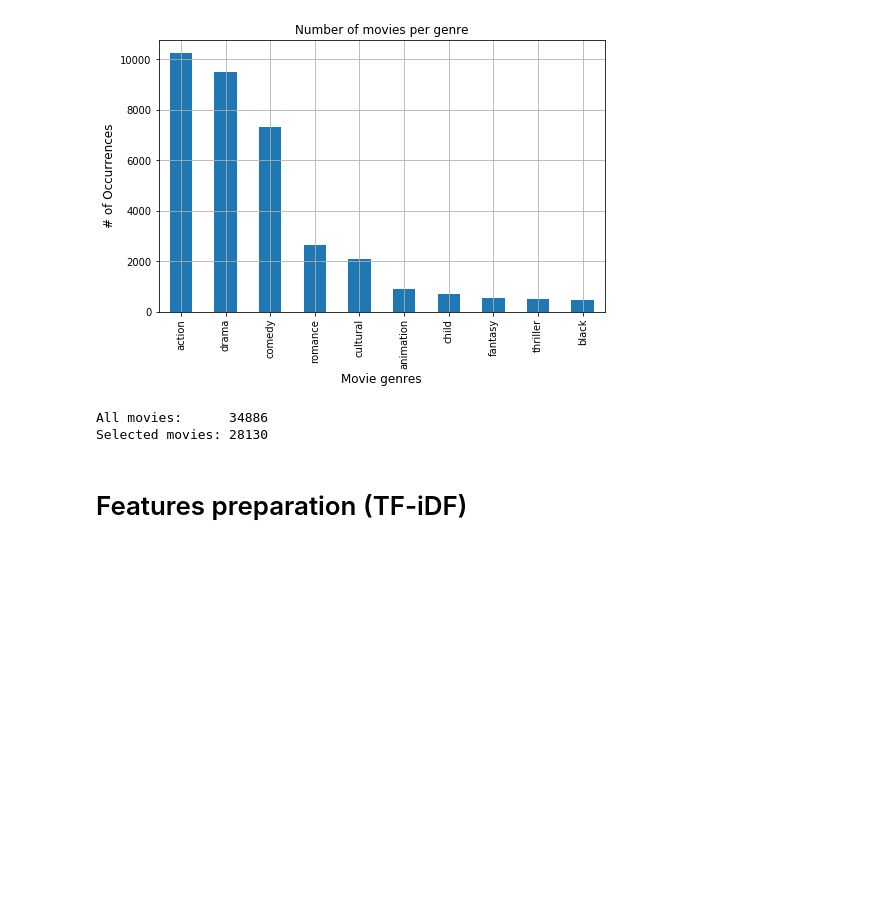
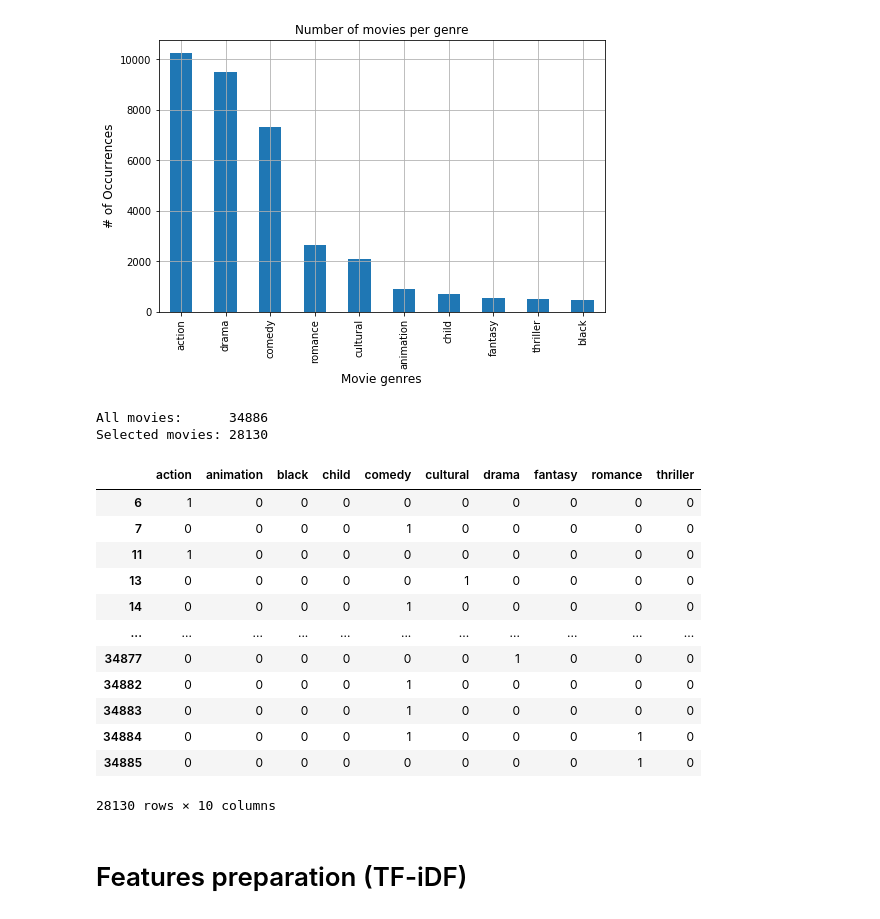
Before and after one commit to maximecharriere/movie-chatbot, a Jupyter notebook: MoviesClassifier/movie-classifier.ipynb, the cells around one changed output. Cells and saved outputs as stored; diff of their text form; code cells hidden in the pictures; blank space fills up the shorter version.

```diff
--- a/MoviesClassifier/movie-classifier.ipynb
+++ b/MoviesClassifier/movie-classifier.ipynb
@@ -295,3 +286,23 @@ if IN_COLAB:
+# %%
+# Creat the output layer with all categories
+categoriesVector = selectedMovies.MainGenre.apply(lambda x: '-'.join(x)).str.get_dummies(sep='-')
+selectedMovies = pd.concat([selectedMovies, categoriesVector], axis=1)
+
+categoriesVector
+# %% [output]
+|  | action | animation | black | child | comedy | cultural | drama | fantasy | romance | thriller |
+| 6 | 1 | 0 | 0 | 0 | 0 | 0 | 0 | 0 | 0 | 0 |
+| 7 | 0 | 0 | 0 | 0 | 1 | 0 | 0 | 0 | 0 | 0 |
+| 11 | 1 | 0 | 0 | 0 | 0 | 0 | 0 | 0 | 0 | 0 |
+| 13 | 0 | 0 | 0 | 0 | 0 | 1 | 0 | 0 | 0 | 0 |
+| 14 | 0 | 0 | 0 | 0 | 1 | 0 | 0 | 0 | 0 | 0 |
+| ... | ... | ... | ... | ... | ... | ... | ... | ... | ... | ... |
+| 34877 | 0 | 0 | 0 | 0 | 0 | 0 | 1 | 0 | 0 | 0 |
+| 34882 | 0 | 0 | 0 | 0 | 1 | 0 | 0 | 0 | 0 | 0 |
+| 34883 | 0 | 0 | 0 | 0 | 1 | 0 | 0 | 0 | 0 | 0 |
+| 34884 | 0 | 0 | 0 | 0 | 1 | 0 | 0 | 0 | 1 | 0 |
+| 34885 | 0 | 0 | 0 | 0 | 0 | 0 | 0 | 0 | 1 | 0 |
+28130 rows × 10 columns
 # %% [markdown]
 # Features preparation (TF-iDF)
 # %% [markdown]
```
Also changed, not shown: parts of 26 cells of this notebook, 10 other files.
